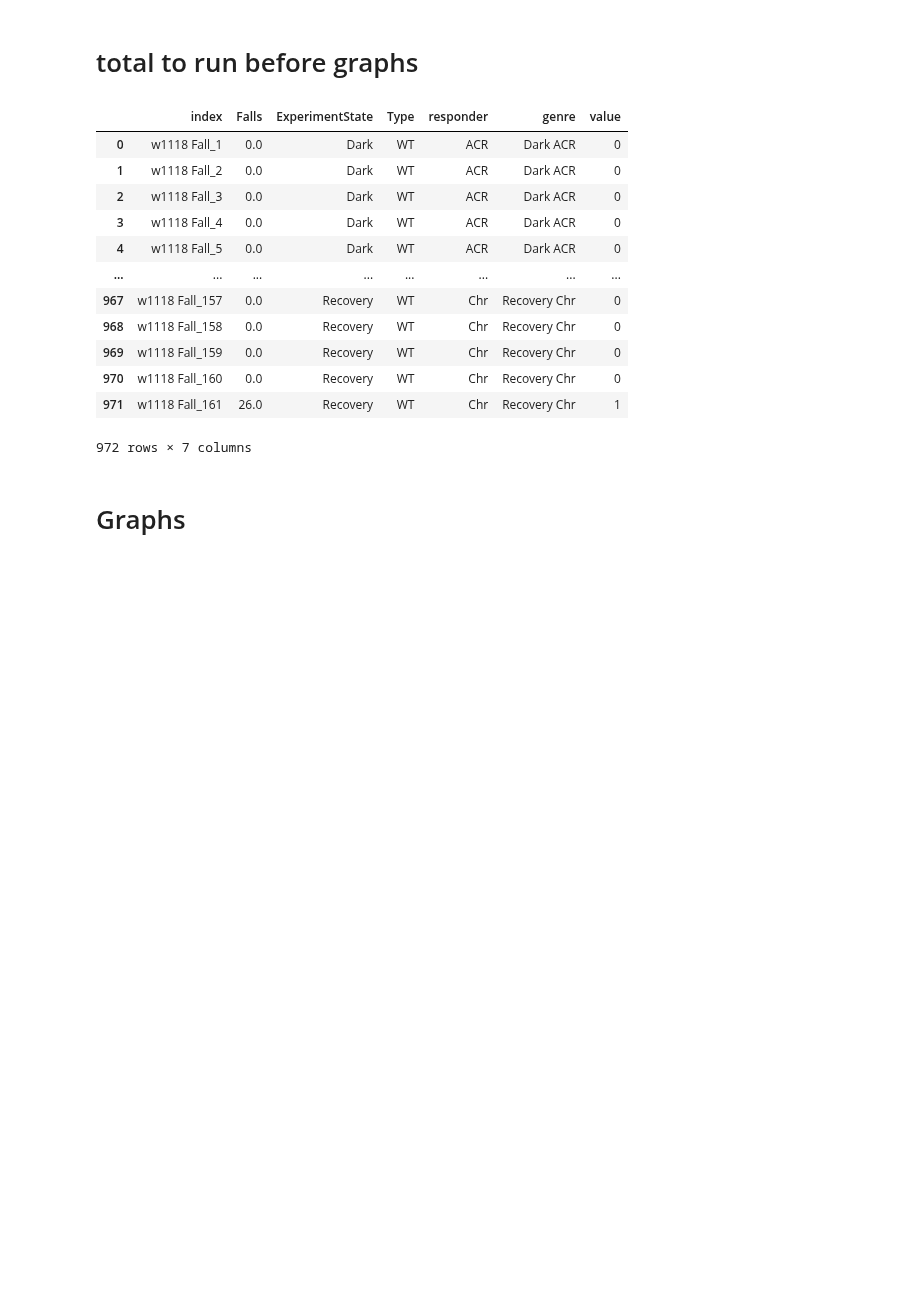
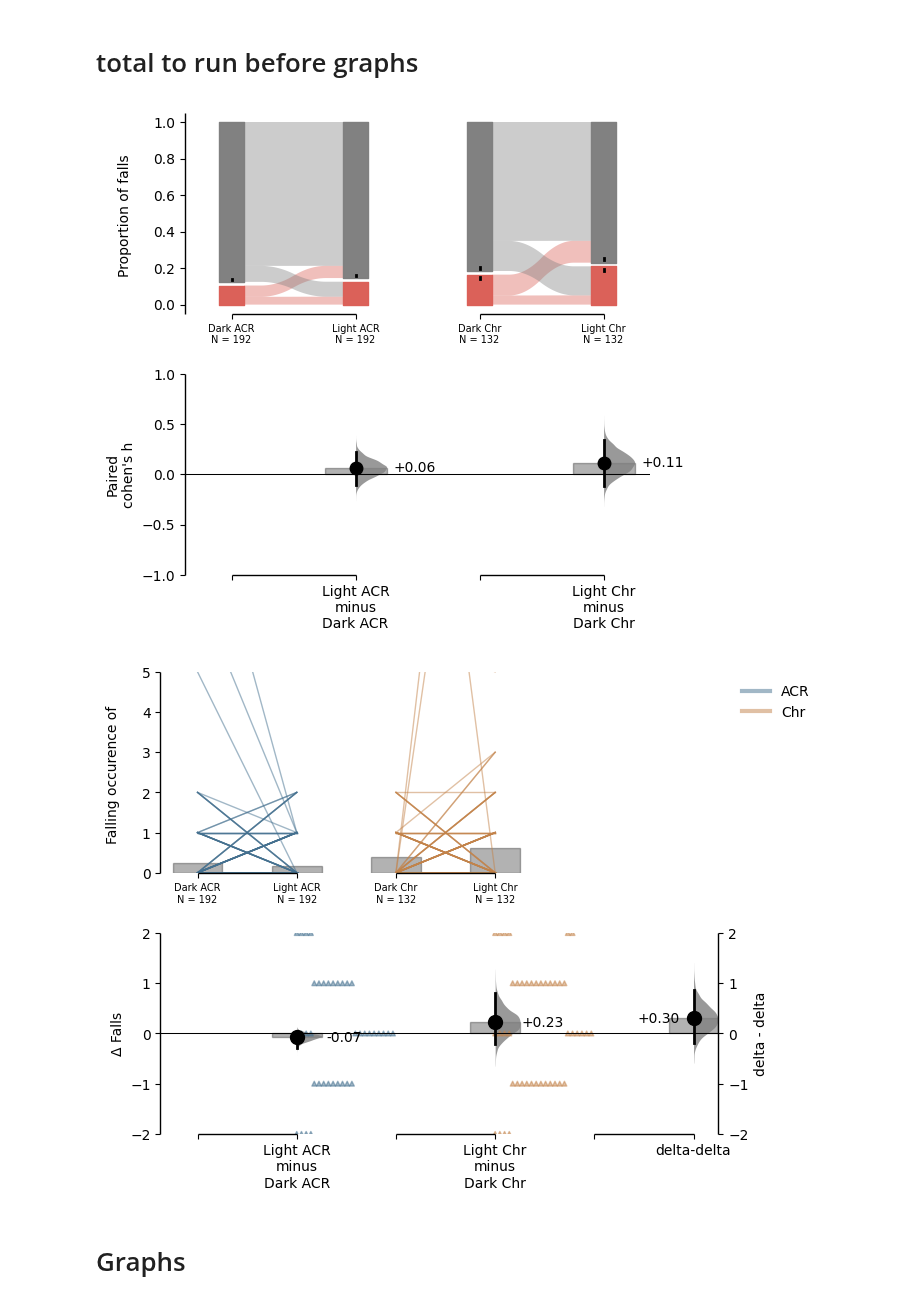
Before and after one commit to lnicole08/deltaG_screen, a Jupyter notebook: wt comparisons.ipynb, the cells around one changed output. Cells and saved outputs as stored; diff of their text form; code cells hidden in the pictures; blank space fills up the shorter version.

Commit message:
CHeck graph wt

```diff
--- a/wt comparisons.ipynb
+++ b/wt comparisons.ipynb
@@ -41,12 +41,14 @@ homecomp = "D:"
 filedir = "\\ACC Lab Dropbox\\ACC Lab\\Nicole Lee\\DATA\\Falling\\Falling_ACR\\WT\\"
 filedir2 = "\\ACC Lab Dropbox\\ACC Lab\\Nicole Lee\\DATA\\Falling\\Falling_Chrimson2\\WT\\"
 
-openPath = computer3 + filedir
+computeruse = homecomp
+
+openPath = computeruse + filedir
 files = os.listdir(openPath)
 filenameACR = openPath + "w1118 x ACR"
 df_ACR, fpsACR = NLCLIMB.control(filenameACR, "w1118")
 
-openPath2 = computer3 + filedir2
+openPath2 = computeruse + filedir2
 files2 = os.listdir(openPath2)
 filenameCr2 = openPath2 + "w1118 x Chrimson2"
 df_Cr2, fpsCr2 = NLCLIMB.control(filenameCr2, "w1118")
@@ -300,24 +302,6 @@ def positional_arguments(dfexpt, driver):
     return ascdesc15
 # %% [markdown]
 # total to run before graphs
-# %%
-
-
-awt5
-# %% [output]
-|  | index | Falls | ExperimentState | Type | responder | genre | value |
-| 0 | w1118 Fall_1 | 0.0 | Dark | WT | ACR | Dark ACR | 0 |
-| 1 | w1118 Fall_2 | 0.0 | Dark | WT | ACR | Dark ACR | 0 |
-| 2 | w1118 Fall_3 | 0.0 | Dark | WT | ACR | Dark ACR | 0 |
-| 3 | w1118 Fall_4 | 0.0 | Dark | WT | ACR | Dark ACR | 0 |
-| 4 | w1118 Fall_5 | 0.0 | Dark | WT | ACR | Dark ACR | 0 |
-| ... | ... | ... | ... | ... | ... | ... | ... |
-| 967 | w1118 Fall_157 | 0.0 | Recovery | WT | Chr | Recovery Chr | 0 |
-| 968 | w1118 Fall_158 | 0.0 | Recovery | WT | Chr | Recovery Chr | 0 |
-| 969 | w1118 Fall_159 | 0.0 | Recovery | WT | Chr | Recovery Chr | 0 |
-| 970 | w1118 Fall_160 | 0.0 | Recovery | WT | Chr | Recovery Chr | 0 |
-| 971 | w1118 Fall_161 | 26.0 | Recovery | WT | Chr | Recovery Chr | 1 |
-972 rows × 7 columns
 # %%
 def totalheight(dfACR, dfCr):
 
@@ -327,6 +311,56 @@ def totalheight(dfACR, dfCr):
     awt7 = awt7.drop(columns = ["Type"])
 
     return awt7
+# %%
+dfACR = NLCLIMB.fivesecondrule(NLCLIMB.generation(df_ACR, "w1118")) #do not want assimilation
+dfCr = NLCLIMB.fivesecondrule(NLCLIMB.generation(df_Cr2, "w1118"))
+
+#falls
+
+dff_ACR = NLMATH.falldbest(dfACR, "WT")
+dff_ACR['responder'] = "ACR"
+
+dff_Cr = NLMATH.falldbest(dfCr, "WT")
+dff_Cr['responder'] = "Chr"
+
+awt5 = pd.concat([dff_ACR, dff_Cr], axis = 0).reset_index(drop = True)
+awt5 = awt5.replace("Full", "Light")
+awt5['genre'] = awt5['ExperimentState'] + " " + awt5['responder']
+awt5['value'] = 0
+awt5.loc[(awt5['Falls'] >0), ['value']] = 1
+
+dff_ACR = NLMATH.falldbest(dfACR, "WT")
+dff_ACR['responder'] = "ACR"
+
+dff_Cr = NLMATH.falldbest(dfCr, "WT")
+dff_Cr['responder'] = "Chr"
+
+awt5 = pd.concat([dff_ACR, dff_Cr], axis = 0).reset_index(drop = True)
+awt5 = awt5.replace("Full", "Light")
+awt5['genre'] = awt5['ExperimentState'] + " " + awt5['responder']
+awt5['value'] = 0
+awt5.loc[(awt5['Falls'] >0), ['value']] = 1
+
+
+paired_prop2 = dabest.load(data = awt5,idx=(("Dark ACR", "Light ACR"),("Dark Chr", "Light Chr")),
+                              paired = "baseline", id_col="index",proportional=True,
+                              x = "genre", y = "value")
+
+#special falls
+awt6 = awt5.copy()
+deltaplots = dabest.load(data=awt6, x=["ExperimentState","responder"], y="Falls", delta2 = True, experiment="responder",
+                             experiment_label = ["ACR", "Chr"], x1_level = ["Dark","Light"], paired = "baseline", id_col = "index")
+
+
+paired_prop2.cohens_h.plot(bar_label = "Proportion of falls \n",contrast_ylim=(-1, 1), fontsize_rawxlabel=7, fontsize_rawylabel=10, fontsize_contrastxlabel=10,
+                                    fontsize_contrastylabel=10, fontsize_delta2label=10);
+
+deltaplots.mean_diff.plot(swarm_label="Falling occurence of \n",
+                                     contrast_label="Δ Falls", raw_marker_size=2, es_marker_size=10, swarm_ylim=(0,5),  fontsize_rawxlabel=7, fontsize_rawylabel=10, fontsize_contrastxlabel=10,
+                                       fontsize_contrastylabel=10, fontsize_delta2label=10, contrast_ylim=(-2, 2));
+# %% [output]
+[figure, added]
+[figure, added]
 # %%
 dfACR = NLCLIMB.fivesecondrule(NLCLIMB.generation(df_ACR, "w1118")) #do not want assimilation
 dfCr = NLCLIMB.fivesecondrule(NLCLIMB.generation(df_Cr2, "w1118"))
```
Also changed, not shown: parts of 1 cell of this notebook.
